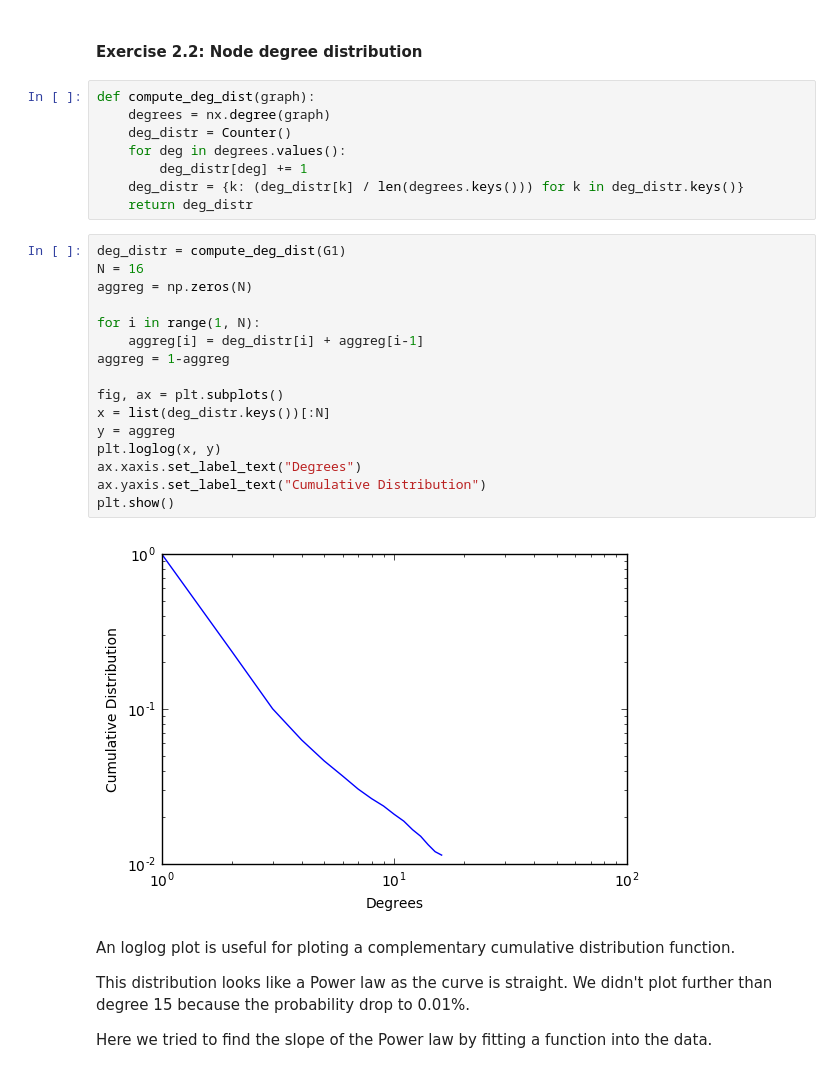
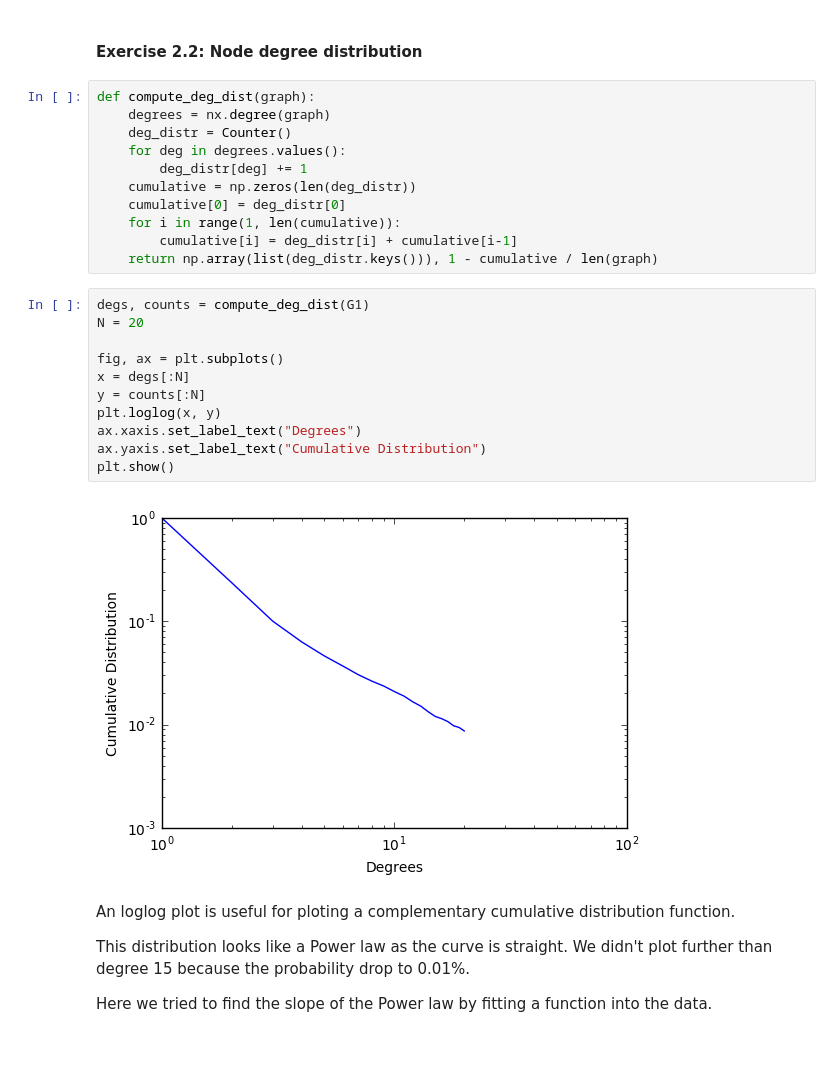
Before and after one commit to jeanbaptistebeau/Internet-Analytics-Notebooks, a Jupyter notebook: lab2/notebooks/ix-lab2-notebook-part1.ipynb, the cells around one changed output. Drawn from its saved outputs; the diff is of its cells as text.

Commit message:
Change function to directly compute counter cumulative degree distribution

```diff
--- a/lab2/notebooks/ix-lab2-notebook-part1.ipynb
+++ b/lab2/notebooks/ix-lab2-notebook-part1.ipynb
@@ -57,26 +57,24 @@ def compute_deg_dist(graph):
     deg_distr = Counter()
     for deg in degrees.values():
         deg_distr[deg] += 1
-    deg_distr = {k: (deg_distr[k] / len(degrees.keys())) for k in deg_distr.keys()}
-    return deg_distr
+    cumulative = np.zeros(len(deg_distr))
+    cumulative[0] = deg_distr[0]
+    for i in range(1, len(cumulative)):
+        cumulative[i] = deg_distr[i] + cumulative[i-1]
+    return np.array(list(deg_distr.keys())), 1 - cumulative / len(graph)
 # %%
-deg_distr = compute_deg_dist(G1)
-N = 16
-aggreg = np.zeros(N)
-
-for i in range(1, N):
-    aggreg[i] = deg_distr[i] + aggreg[i-1]
-aggreg = 1-aggreg
+degs, counts = compute_deg_dist(G1)
+N = 20
 
 fig, ax = plt.subplots()
-x = list(deg_distr.keys())[:N]
-y = aggreg
+x = degs[:N]
+y = counts[:N]
 plt.loglog(x, y)
 ax.xaxis.set_label_text("Degrees")
 ax.yaxis.set_label_text("Cumulative Distribution")
 plt.show()
 # %% [output]
-[figure, old version]
+[figure, new version]
 # %% [markdown]
 An loglog plot is useful for ploting a complementary cumulative distribution function.
 
```
Also changed, not shown: parts of 2 cells of this notebook.
